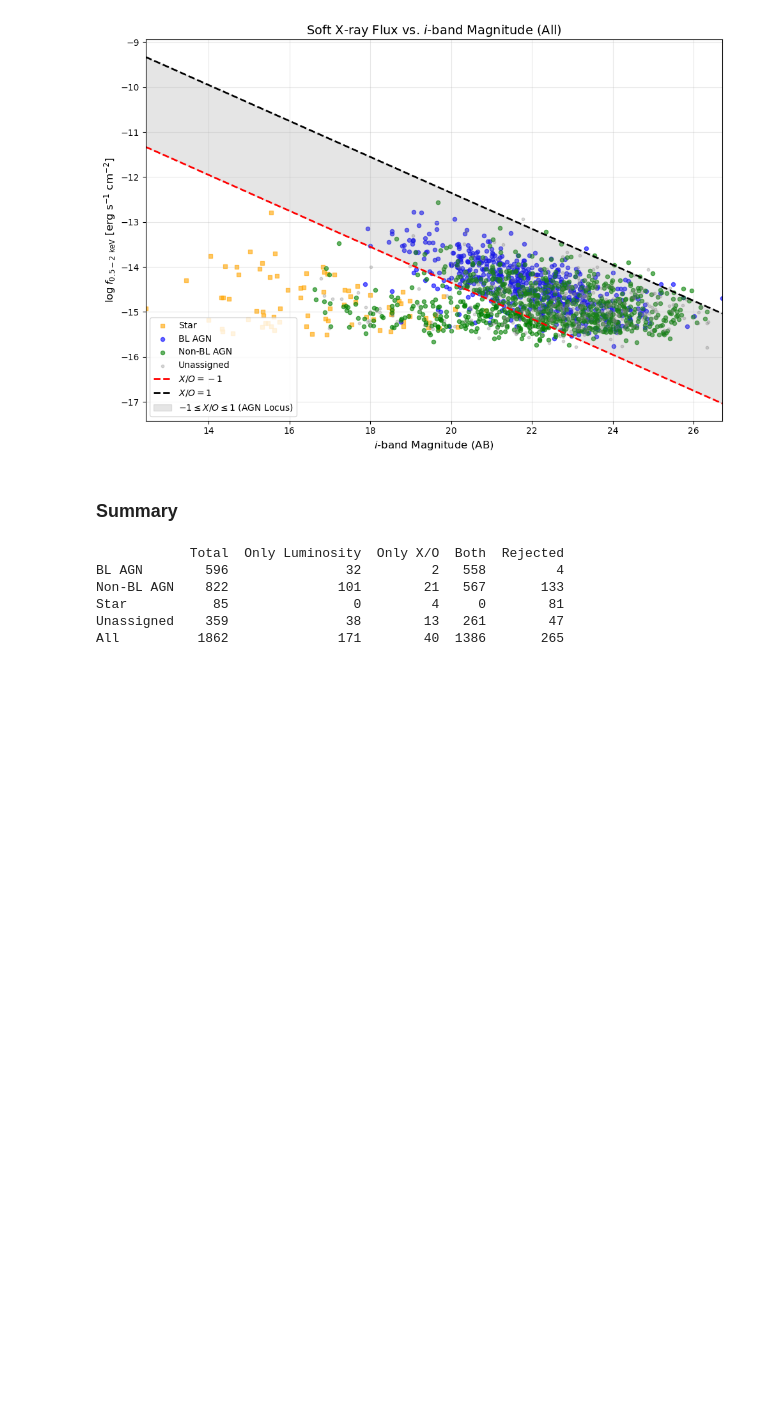
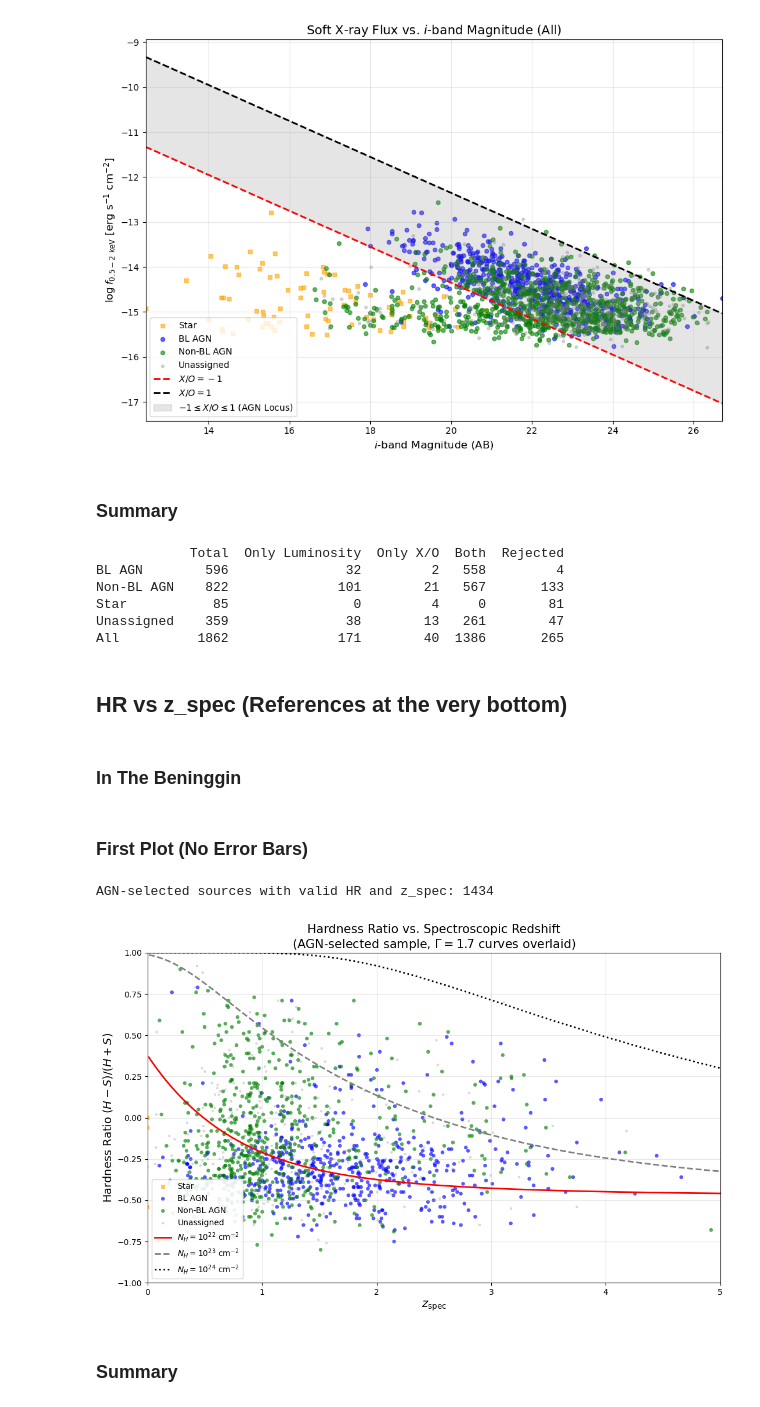
Before and after one commit to AdliHa21/SEASTAR2026, a Jupyter notebook: 02_hardness_ratio_vs_redshift.ipynb, the cells around one changed output. Saved outputs shown, nothing was run; the diff lists cells and outputs as text; code cells hidden in the pictures; blank space fills up the shorter version.

Commit message:
Add analytic HR vs redshift model tracks and first comparison plot

```diff
--- a/02_hardness_ratio_vs_redshift.ipynb
+++ b/02_hardness_ratio_vs_redshift.ipynb
@@ -283,3 +283,7 @@ Non-BL AGN    822              101        21   567       133
 Star           85                0         4     0        81
 Unassigned    359               38        13   261        47
 All          1862              171        40  1386       265
+# %% [markdown]
+## HR vs z_spec (References at the very bottom)
+# %% [markdown]
+### In The Beninggin
@@ -285,0 +358,75 @@ All          1862              171        40  1386       265
+# %% [markdown]
+### First Plot (No Error Bars)
+# %%
+# ── Prepare observed sample ──────────────────────────────────────────────────
+obs = f1_sources.dropna(subset=['HR', 'z_spec']).copy()
+print(f"AGN-selected sources with valid HR and z_spec: {len(obs)}")
+
+if 'spec_type_label' not in obs.columns:
+    obs['spec_type_label'] = obs['spec_type'].apply(get_spec_type_label)
+
+# ── Generate curves ──────────────────────────────────────────────────────────
+z_grid = np.linspace(0.01, 5.0, 200)
+
+nh_values  = [1e22, 1e23, 1e24]                 # cm^-2
+nh_labels  = [r'$N_H = 10^{22}$ cm$^{-2}$',
+              r'$N_H = 10^{23}$ cm$^{-2}$',
+              r'$N_H = 10^{24}$ cm$^{-2}$']
+nh_colors  = ['red', 'grey', 'black']
+nh_styles  = ['-', '--', ':']
+
+curves = {lab: hr_curve_analytic(nh, z_grid)
+          for nh, lab in zip(nh_values, nh_labels)}
+
+# ── Plot ─────────────────────────────────────────────────────────────────────
+fig, ax = plt.subplots(figsize=(11, 7))
+
+spec_colors = {
+    'Star':       'orange',
+    'BL AGN':     'blue',
+    'Non-BL AGN': 'green',
+    'Unassigned': 'gray',
+}
+spec_markers = {
+    'Star':       's',
+    'BL AGN':     'o',
+    'Non-BL AGN': 'o',
+    'Unassigned': 'o',
+}
+
+for stype in ['Star', 'BL AGN', 'Non-BL AGN', 'Unassigned']:
+    subset = obs[obs['spec_type_label'] == stype]
+    if len(subset) == 0:
+        continue
+    ax.scatter(
+        subset['z_spec'],
+        subset['HR'],
+        s=22 if stype != 'Unassigned' else 10,
+        alpha=0.65 if stype != 'Unassigned' else 0.3,
+        color=spec_colors[stype],
+        marker=spec_markers[stype],
+        edgecolors='none',
+        label=f'{stype}',
+    )
+
+for lab, col, ls in zip(nh_labels, nh_colors, nh_styles):
+    ax.plot(z_grid, curves[lab], color=col, linestyle=ls,
+            linewidth=2, label=lab, zorder=5)
+
+ax.set_xlabel(r'$z_{\rm spec}$', fontsize=14)
+ax.set_ylabel(r'Hardness Ratio $(H-S)/(H+S)$', fontsize=14)
+ax.set_title('Hardness Ratio vs. Spectroscopic Redshift\n'
+             r'(AGN-selected sample, $\Gamma = 1.7$ curves overlaid)',
+             fontsize=15)
+ax.legend(loc='lower left', fontsize=10, framealpha=0.9)
+ax.grid(True, alpha=0.3)
+ax.set_xlim(0, 5)
+ax.set_ylim(-1, 1)
+
+plt.tight_layout()
+plt.show()
+# %% [output]
+AGN-selected sources with valid HR and z_spec: 1434
+[figure, added]
+# %% [markdown]
+### Summary
```
Also changed, not shown: parts of 2 cells of this notebook.
